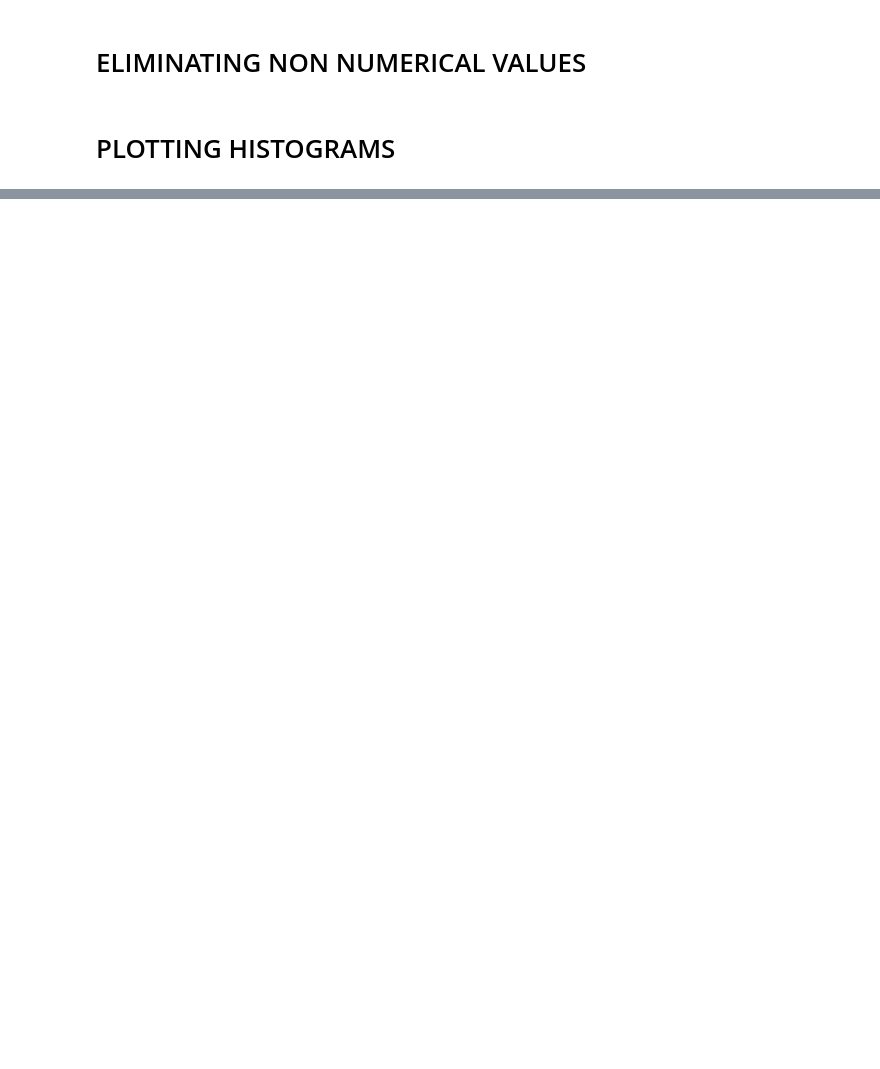
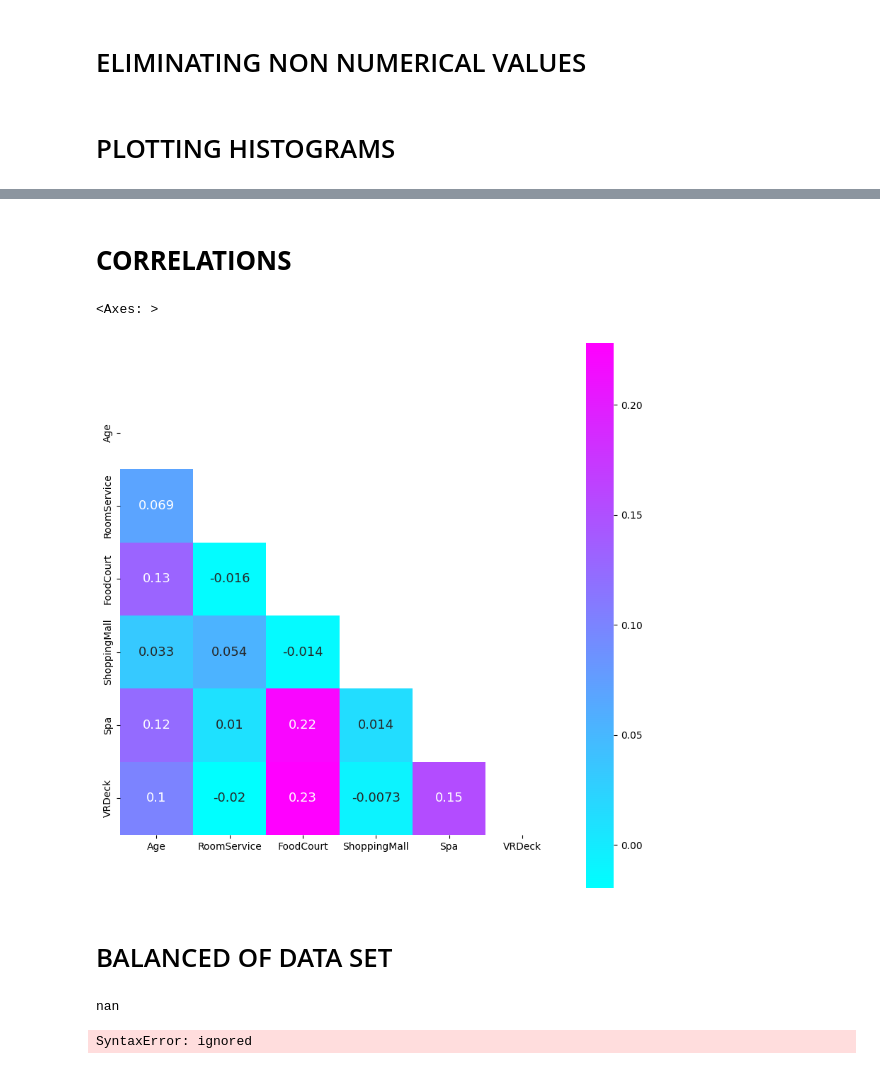
Before and after one commit to hexe007/auta, a Jupyter notebook: space.ipynb, the cells around one changed output, grey strips where cells are left out. Saved outputs shown, nothing was run; the diff lists cells and outputs as text; code cells hidden in the pictures; blank space fills up the shorter version.

```diff
--- a/space.ipynb
+++ b/space.ipynb
@@ -85,0 +124,24 @@ dtype: int64
+# %% [markdown]
+# **CORRELATIONS**
+# %%
+
+df_num = spaceship_train_nonly
+plt.subplots(figsize=(10,10))
+mask = np.triu(np.ones_like(df_num.corr()))
+sns.heatmap(df_num.corr(), mask=mask, cmap='cool', annot=True, annot_kws={"fontsize":13}, square=True)
+# %% [output]
+<Axes: >
+[figure, added]
+# %% [markdown]
+# BALANCED OF DATA SET
+# %%
+target_skewness = stats.skew(df_num['Age'])
+print(target_skewness)
+# %% [output]
+nan
+# %%
+# Balanced of "Age"
+df_num['Age'].value_counts().plot(kind='bar',lablel)
+plt.show()
+# %% [output]
+SyntaxError: ignored
```
Also changed, not shown: parts of 10 cells of this notebook.
